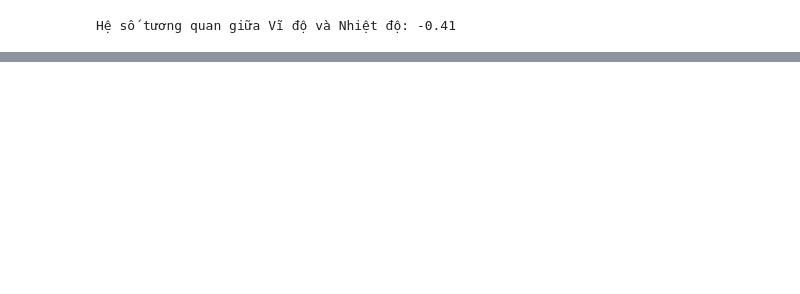
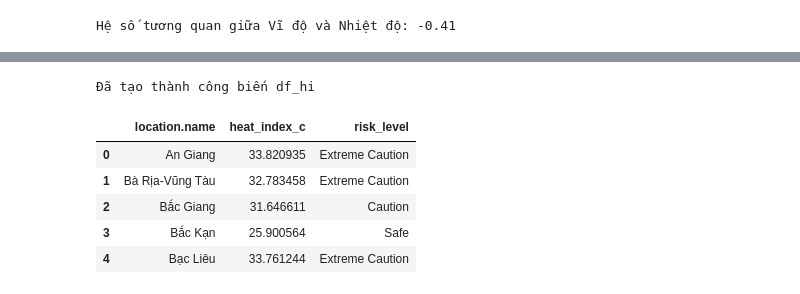
Before and after one commit to DucPhuc1/ProgrammingForDS, a Jupyter notebook: weatherVN.ipynb, the cells around one changed output, grey strips where cells are left out. Cells and saved outputs as stored; diff of their text form; code cells hidden in the pictures; blank space fills up the shorter version.

```diff
--- a/weatherVN.ipynb
+++ b/weatherVN.ipynb
@@ -2574,0 +2775,39 @@ Hệ số tương quan giữa Vĩ độ và Nhiệt độ: -0.41
+# %%
+# Hàm tính Heat Index (Công thức Rothfusz của NOAA)
+def calculate_heat_index(temp_c, rh):
+    T = (temp_c * 9/5) + 32  # Chuyển sang Fahrenheit để tính toán
+    HI = -42.379 + 2.04901523*T + 10.14333127*rh - 0.22475541*T*rh \
+         - 0.00683783*T*T - 0.05481717*rh*rh + 0.00122874*T*T*rh \
+         + 0.00085282*T*rh*rh - 0.00000199*T*T*rh*rh
+    return (HI - 32) * 5/9  # Chuyển ngược kết quả về Celsius
+
+# Tạo bản sao df_hi để không làm hỏng dữ liệu gốc
+df_hi = df.copy()
+
+# Làm sạch tên vùng miền (loại bỏ ký tự lạ)
+df_hi['location.region'] = df_hi['location.region'].str.replace(r'\[.*\]', '', regex=True).str.strip()
+
+# Tính toán Chỉ số nhiệt và mức chênh lệch cảm nhận
+df_hi['heat_index_c'] = df_hi.apply(lambda x: calculate_heat_index(x['day.avgtemp_c'], x['day.avghumidity']), axis=1)
+df_hi['perceived_diff'] = df_hi['heat_index_c'] - df_hi['day.avgtemp_c']
+
+# Phân loại mức độ rủi ro nhiệt
+def get_risk_level(hi):
+    if hi < 27: return 'Safe'
+    if hi < 32: return 'Caution'
+    if hi < 41: return 'Extreme Caution'
+    if hi < 54: return 'Danger'
+    return 'Extreme Danger'
+
+df_hi['risk_level'] = df_hi['heat_index_c'].apply(get_risk_level)
+
+print("Đã tạo thành công biến df_hi")
+display(df_hi[['location.name', 'heat_index_c', 'risk_level']].head())
+# %% [output]
+Đã tạo thành công biến df_hi
+|  | location.name | heat_index_c | risk_level |
+| 0 | An Giang | 33.820935 | Extreme Caution |
+| 1 | Bà Rịa-Vũng Tàu | 32.783458 | Extreme Caution |
+| 2 | Bắc Giang | 31.646611 | Caution |
+| 3 | Bắc Kạn | 25.900564 | Safe |
+| 4 | Bạc Liêu | 33.761244 | Extreme Caution |
```
Also changed, not shown: parts of 27 cells of this notebook.
